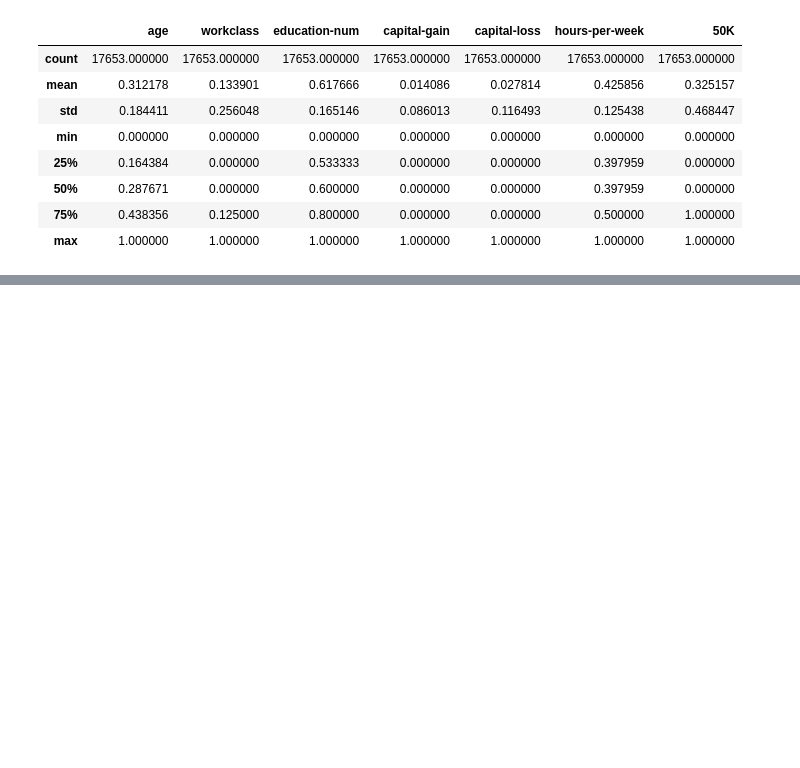
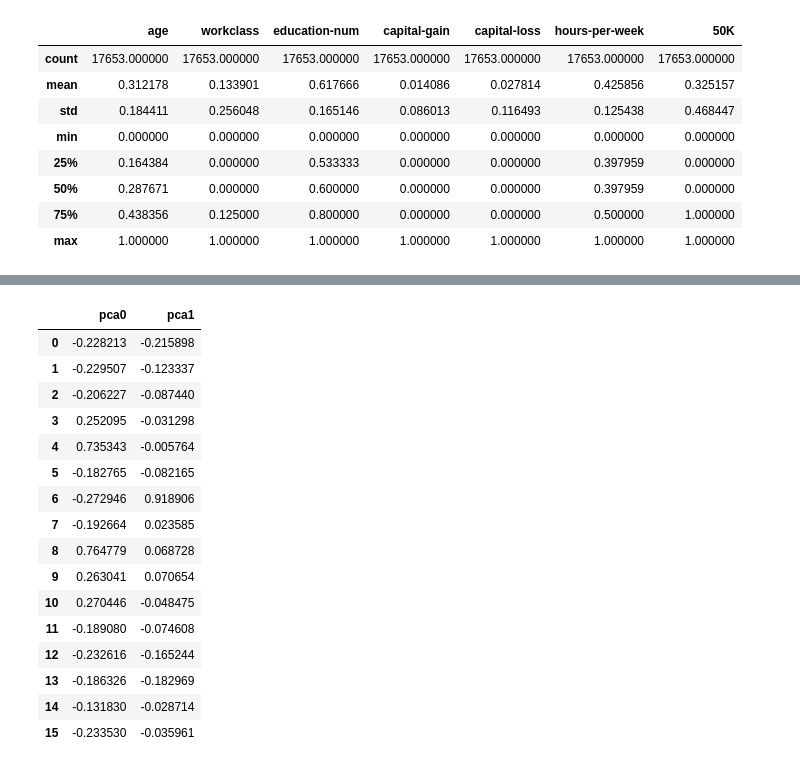
Before and after one commit to cwl02716/pareto-optimal-recourse, a Jupyter notebook: src/test.ipynb, the cells around one changed output, grey strips where cells are left out. Cells and saved outputs as stored; diff of their text form; code cells hidden in the pictures; blank space fills up the shorter version.

```diff
--- a/src/test.ipynb
+++ b/src/test.ipynb
@@ -72,0 +85,24 @@ recourse(df_small, 2, source, limit=100000)
+# %%
+from sklearn.decomposition import PCA
+
+pca = PCA(2)
+coord = pca.fit_transform(df_small.drop(columns=["50K"]))
+coord
+# %% [output]
+|  | pca0 | pca1 |
+| 0 | -0.228213 | -0.215898 |
+| 1 | -0.229507 | -0.123337 |
+| 2 | -0.206227 | -0.087440 |
+| 3 | 0.252095 | -0.031298 |
+| 4 | 0.735343 | -0.005764 |
+| 5 | -0.182765 | -0.082165 |
+| 6 | -0.272946 | 0.918906 |
+| 7 | -0.192664 | 0.023585 |
+| 8 | 0.764779 | 0.068728 |
+| 9 | 0.263041 | 0.070654 |
+| 10 | 0.270446 | -0.048475 |
+| 11 | -0.189080 | -0.074608 |
+| 12 | -0.232616 | -0.165244 |
+| 13 | -0.186326 | -0.182969 |
+| 14 | -0.131830 | -0.028714 |
+| 15 | -0.233530 | -0.035961 |
```
Also changed, not shown: parts of 6 cells of this notebook, 1 other file.
